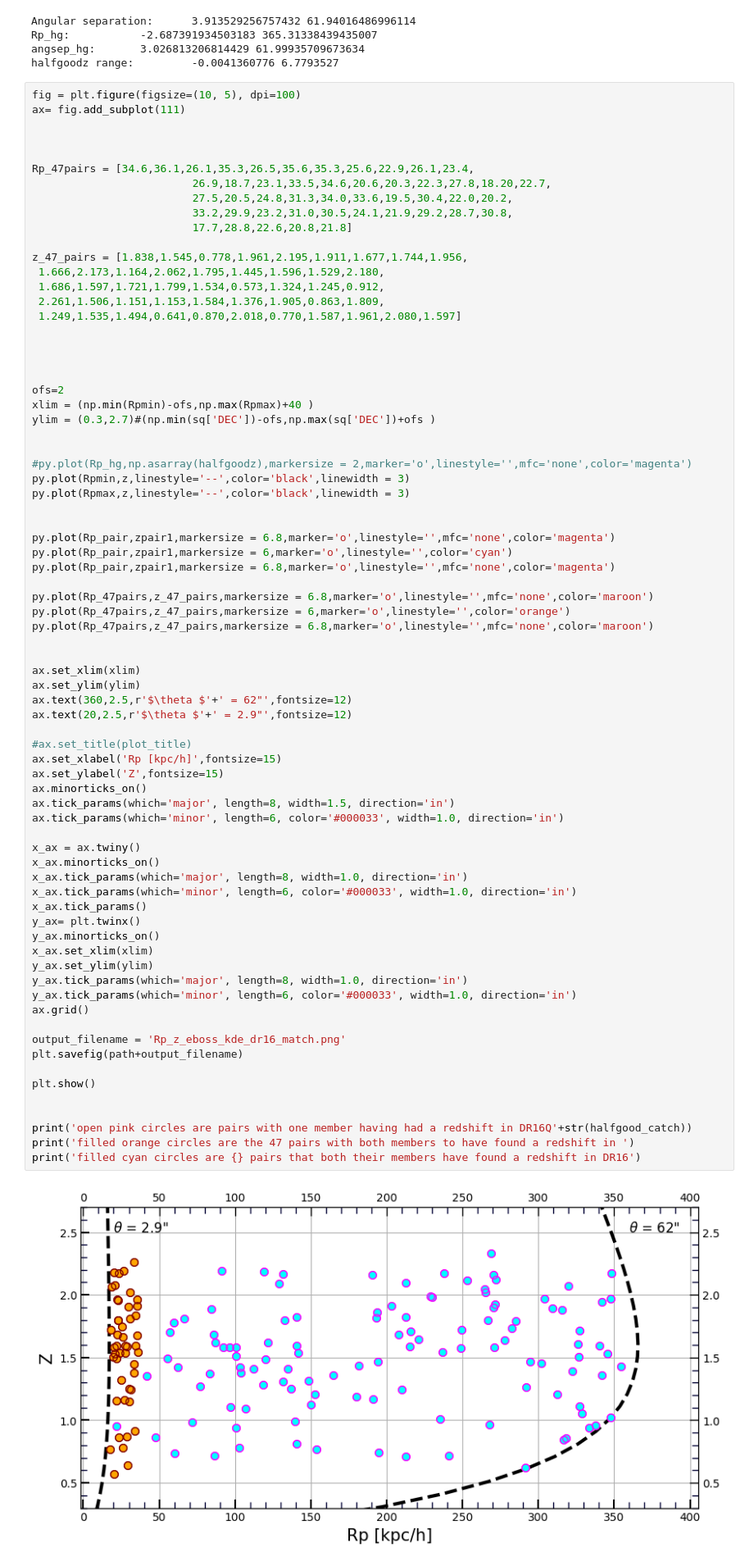
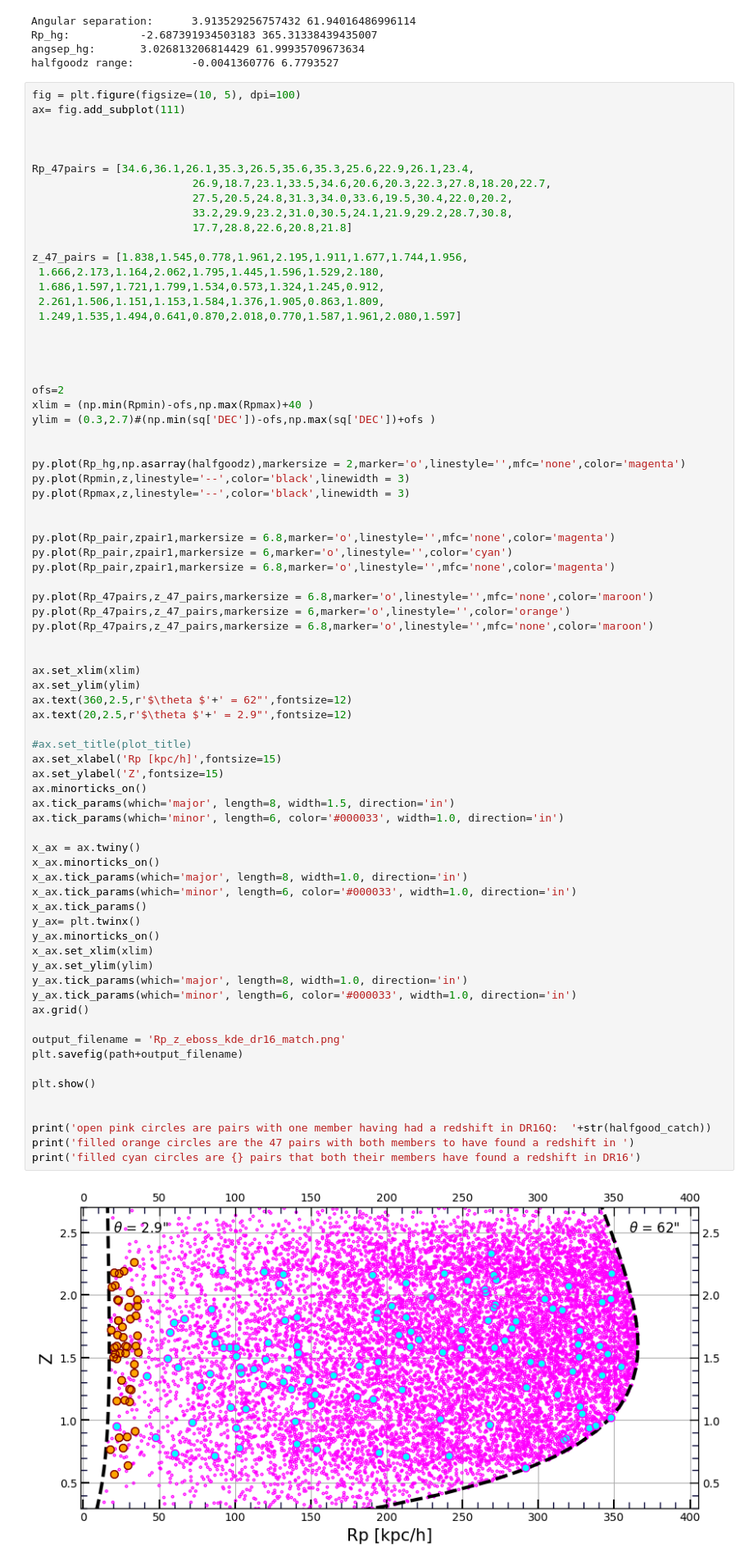
Before and after one commit to Srheft/HOD, a Jupyter notebook: cls_nb/KDE_eboss_closepairs.ipynb, the cells around one changed output. Shown at 82% size. Saved outputs shown, nothing was run; the diff lists cells and outputs as text.

```diff
--- a/cls_nb/KDE_eboss_closepairs.ipynb
+++ b/cls_nb/KDE_eboss_closepairs.ipynb
@@ -268,7 +266,7 @@ xlim = (np.min(Rpmin)-ofs,np.max(Rpmax)+40 )
 ylim = (0.3,2.7)#(np.min(sq['DEC'])-ofs,np.max(sq['DEC'])+ofs )
 
 
-#py.plot(Rp_hg,np.asarray(halfgoodz),markersize = 2,marker='o',linestyle='',mfc='none',color='magenta')
+py.plot(Rp_hg,np.asarray(halfgoodz),markersize = 2,marker='o',linestyle='',mfc='none',color='magenta')
 py.plot(Rpmin,z,linestyle='--',color='black',linewidth = 3)
 py.plot(Rpmax,z,linestyle='--',color='black',linewidth = 3)
 
@@ -289,33 +287,33 @@ ax.text(20,2.5,r'$\theta $'+' = 2.9"',fontsize=12)
 
 #ax.set_title(plot_title)
 ax.set_xlabel('Rp [kpc/h]',fontsize=15)
 ax.set_ylabel('Z',fontsize=15)
 ax.minorticks_on()
 ax.tick_params(which='major', length=8, width=1.5, direction='in')
 ax.tick_params(which='minor', length=6, color='#000033', width=1.0, direction='in')
 
 x_ax = ax.twiny()
 x_ax.minorticks_on()
 x_ax.tick_params(which='major', length=8, width=1.0, direction='in')
 x_ax.tick_params(which='minor', length=6, color='#000033', width=1.0, direction='in')
 x_ax.tick_params()
 y_ax= plt.twinx()
 y_ax.minorticks_on()
 x_ax.set_xlim(xlim)
 y_ax.set_ylim(ylim)
 y_ax.tick_params(which='major', length=8, width=1.0, direction='in')
 y_ax.tick_params(which='minor', length=6, color='#000033', width=1.0, direction='in')
 ax.grid()
 
 output_filename = 'Rp_z_eboss_kde_dr16_match.png'
 plt.savefig(path+output_filename)
 
 plt.show()
 
 
-print('open pink circles are pairs with one member having had a redshift in DR16Q'+str(halfgood_catch))
+print('open pink circles are pairs with one member having had a redshift in DR16Q:  '+str(halfgood_catch))
 print('filled orange circles are the 47 pairs with both members to have found a redshift in ')
 print('filled cyan circles are {} pairs that both their members have found a redshift in DR16')
 # %% [output]
-[figure, old version]
+[figure, new version]
 open pink circles are pairs with one member having had a redshift in DR16Q12197
```
Also changed, not shown: parts of 7 cells of this notebook.
